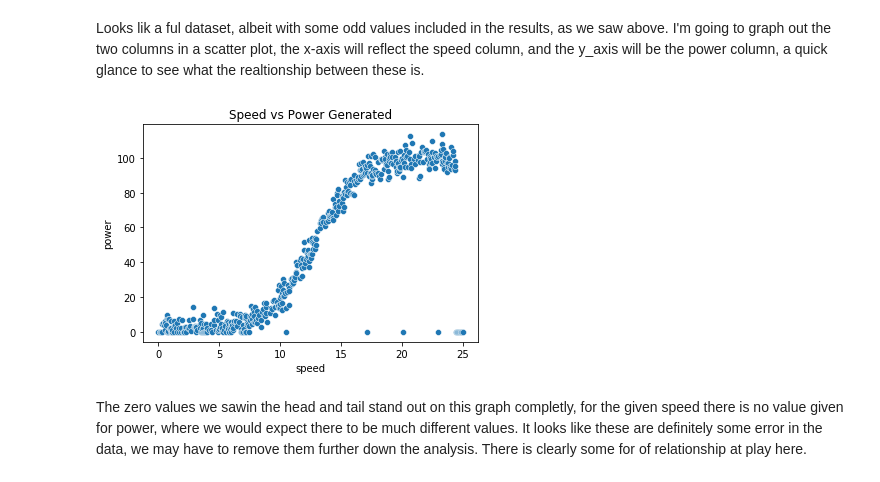
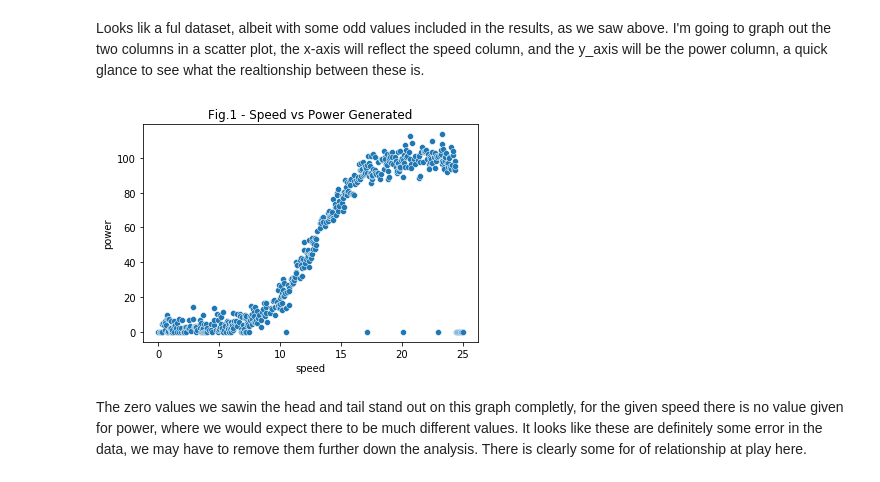
Before and after one commit to ComeOnTaBlazes/FoDA_Project, a Jupyter notebook: Linear Regresssion.ipynb, the cells around one changed output. Cells and saved outputs as stored; diff of their text form; code cells hidden in the pictures.

```diff
--- a/Linear Regresssion.ipynb
+++ b/Linear Regresssion.ipynb
@@ -81,9 +82,9 @@ dtype: int64
 Looks lik a ful dataset, albeit with some odd values included in the results, as we saw above. I'm going to graph out the two columns in a scatter plot, the x-axis will reflect the speed column, and the y_axis will be the power column, a quick glance to see what the realtionship between these is.
 # %%
 sns.scatterplot(x = wind_spd_pwr['speed'], y =wind_spd_pwr['power'])
-plt.title("Speed vs Power Generated");
+plt.title("Fig.1 - Speed vs Power Generated");
 # %% [output]
-[figure, old version]
+[figure, new version]
 # %% [markdown]
 The zero values we sawin the head and tail stand out on this graph completly, for the given speed there is no value given for power, where we would expect there to be much different values. It looks like these are definitely some error in the data, we may have to remove them further down the analysis. There is clearly some for of relationship at play here.
 # %% [markdown]
```
Also changed, not shown: parts of 25 cells of this notebook.
